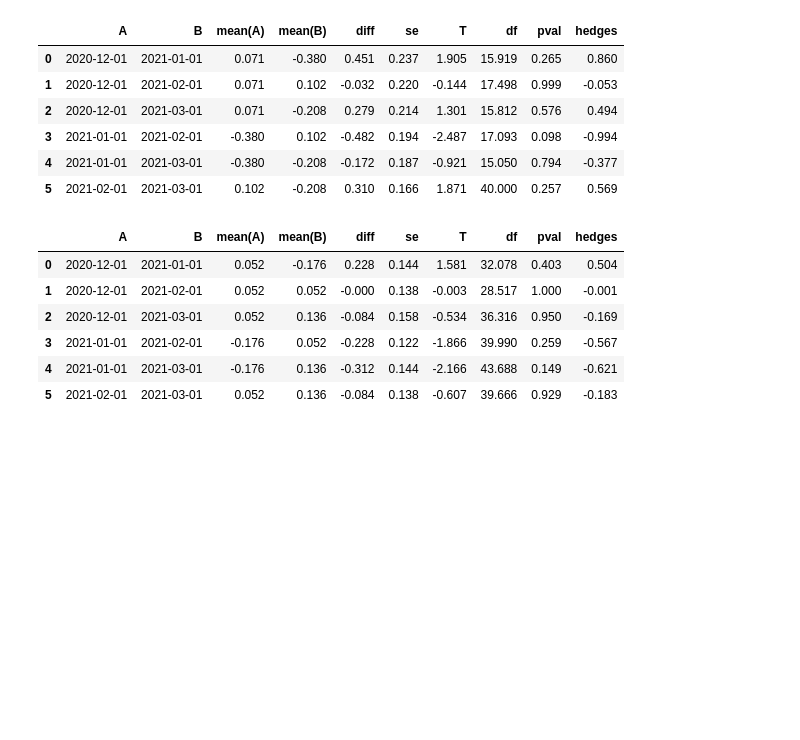
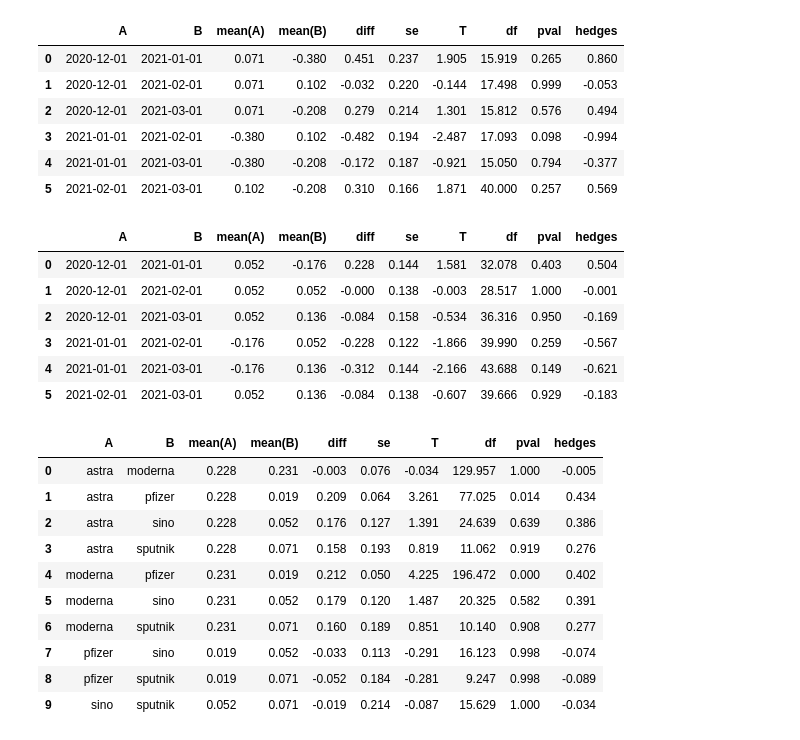
Before and after one commit to Wei-Dartmouth/termproject-group-2, a Jupyter notebook: stats_tests.ipynb, the cells around one changed output. Saved outputs shown, nothing was run; the diff lists cells and outputs as text; code cells hidden in the pictures; blank space fills up the shorter version.

```diff
--- a/stats_tests.ipynb
+++ b/stats_tests.ipynb
@@ -631,3 +643,28 @@ pg.pairwise_gameshowell(data=sino_4_months_df, dv="sent_val", between="month").r
 | 3 | 2021-01-01 | 2021-02-01 | -0.176 | 0.052 | -0.228 | 0.122 | -1.866 | 39.990 | 0.259 | -0.567 |
 | 4 | 2021-01-01 | 2021-03-01 | -0.176 | 0.136 | -0.312 | 0.144 | -2.166 | 43.688 | 0.149 | -0.621 |
 | 5 | 2021-02-01 | 2021-03-01 | 0.052 | 0.136 | -0.084 | 0.138 | -0.607 | 39.666 | 0.929 | -0.183 |
+# %%
+# Get a dataframe for each month, containing daily data for all brands
+all_dec_arr = [moderna_4_months_df.loc[moderna_4_months_df["month"] == "2020-12-01"], pfizer_4_months_df.loc[pfizer_4_months_df["month"] == "2020-12-01"],
+                      astra_4_months_df.loc[astra_4_months_df["month"] == "2020-12-01"], sputnik_4_months_df.loc[sputnik_4_months_df["month"] == "2020-12-01"],
+                      sino_4_months_df.loc[sino_4_months_df["month"] == "2020-12-01"]]
+
+all_dec_df = pd.concat(all_dec_arr)
+
+all_jan_arr = [moderna_4_months_df.loc[moderna_4_months_df["month"] == "2021-01-01"], pfizer_4_months_df.loc[pfizer_4_months_df["month"] == "2021-01-01"],
+                      astra_4_months_df.loc[astra_4_months_df["month"] == "2021-01-01"], sputnik_4_months_df.loc[sputnik_4_months_df["month"] == "2021-01-01"],
+                      sino_4_months_df.loc[sino_4_months_df["month"] == "2021-01-01"]]
+
+all_jan_df = pd.concat(all_jan_arr)
+
+all_feb_arr = [moderna_4_months_df.loc[moderna_4_months_df["month"] == "2021-02-01 	"], pfizer_4_months_df.loc[pfizer_4_months_df["month"] == "2021-02-01 	"],
+                      astra_4_months_df.loc[astra_4_months_df["month"] == "2021-02-01 	"], sputnik_4_months_df.loc[sputnik_4_months_df["month"] == "2021-02-01 	"],
+                      sino_4_months_df.loc[sino_4_months_df["month"] == "2021-02-01 	"]]
+
+all_feb_df = pd.concat(all_feb_arr)
+
+all_mar_arr = [moderna_4_months_df.loc[moderna_4_months_df["month"] == "2021-03-01"], pfizer_4_months_df.loc[pfizer_4_months_df["month"] == "2021-03-01"],
+                      astra_4_months_df.loc[astra_4_months_df["month"] == "2021-03-01"], sputnik_4_months_df.loc[sputnik_4_months_df["month"] == "2021-03-01"],
+                      sino_4_months_df.loc[sino_4_months_df["month"] == "2021-03-01"]]
+
+all_mar_df = pd.concat(all_mar_arr)
@@ -633,0 +673,14 @@ pg.pairwise_gameshowell(data=sino_4_months_df, dv="sent_val", between="month").r
+# %%
+pg.pairwise_gameshowell(data=all_dec_df, dv="sent_val", between="man").round(3)
+# %% [output]
+|  | A | B | mean(A) | mean(B) | diff | se | T | df | pval | hedges |
+| 0 | astra | moderna | 0.228 | 0.231 | -0.003 | 0.076 | -0.034 | 129.957 | 1.000 | -0.005 |
+| 1 | astra | pfizer | 0.228 | 0.019 | 0.209 | 0.064 | 3.261 | 77.025 | 0.014 | 0.434 |
+| 2 | astra | sino | 0.228 | 0.052 | 0.176 | 0.127 | 1.391 | 24.639 | 0.639 | 0.386 |
+| 3 | astra | sputnik | 0.228 | 0.071 | 0.158 | 0.193 | 0.819 | 11.062 | 0.919 | 0.276 |
+| 4 | moderna | pfizer | 0.231 | 0.019 | 0.212 | 0.050 | 4.225 | 196.472 | 0.000 | 0.402 |
+| 5 | moderna | sino | 0.231 | 0.052 | 0.179 | 0.120 | 1.487 | 20.325 | 0.582 | 0.391 |
+| 6 | moderna | sputnik | 0.231 | 0.071 | 0.160 | 0.189 | 0.851 | 10.140 | 0.908 | 0.277 |
+| 7 | pfizer | sino | 0.019 | 0.052 | -0.033 | 0.113 | -0.291 | 16.123 | 0.998 | -0.074 |
+| 8 | pfizer | sputnik | 0.019 | 0.071 | -0.052 | 0.184 | -0.281 | 9.247 | 0.998 | -0.089 |
+| 9 | sino | sputnik | 0.052 | 0.071 | -0.019 | 0.214 | -0.087 | 15.629 | 1.000 | -0.034 |
```
Also changed, not shown: parts of 14 cells of this notebook.
